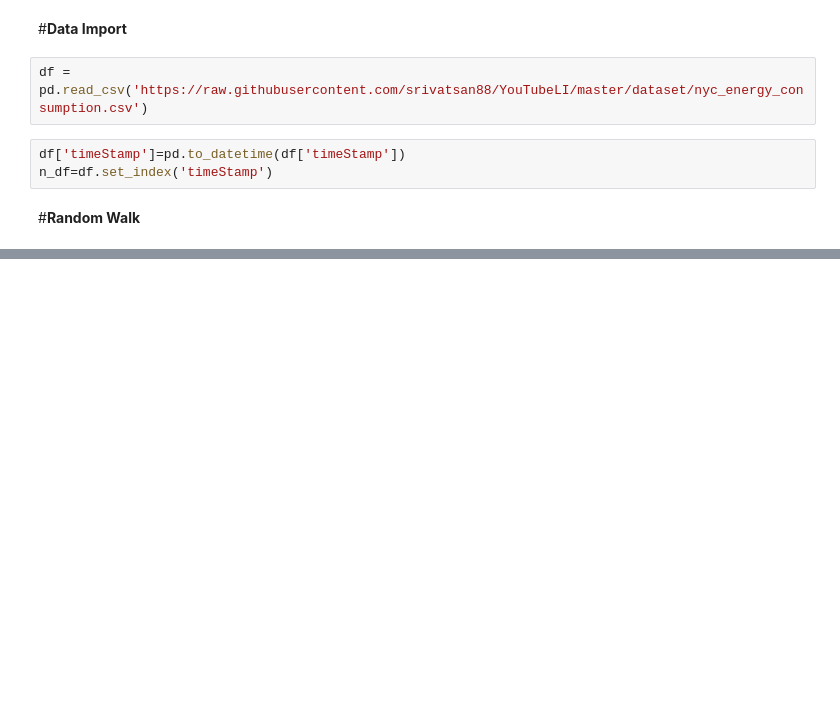
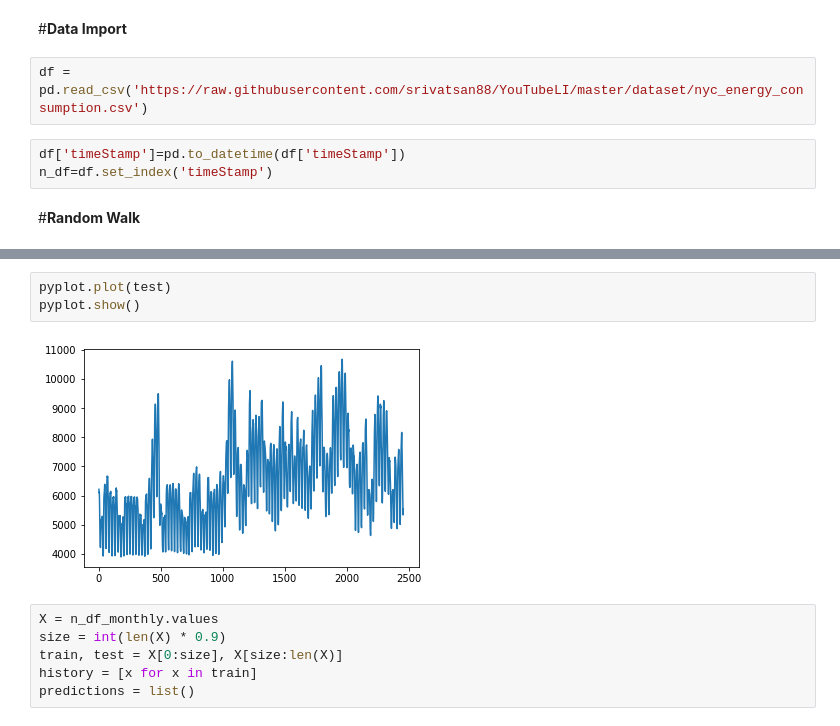
Before and after one commit to achaudhury7378/TimeSeiresApplications, a Jupyter notebook: Time_Seiers_models.ipynb, the cells around one changed output, grey strips where cells are left out. Drawn from its saved outputs; the diff is of its cells as text; blank space fills up the shorter version.

```diff
--- a/Time_Seiers_models.ipynb
+++ b/Time_Seiers_models.ipynb
@@ -27,0 +80,11 @@ pyplot.show()
+# %%
+pyplot.plot(test)
+pyplot.show()
+# %% [output]
+[figure, added]
+# %%
+X = n_df_monthly.values
+size = int(len(X) * 0.9)
+train, test = X[0:size], X[size:len(X)]
+history = [x for x in train]
+predictions = list()
```
Also changed, not shown: parts of 8 cells of this notebook.
